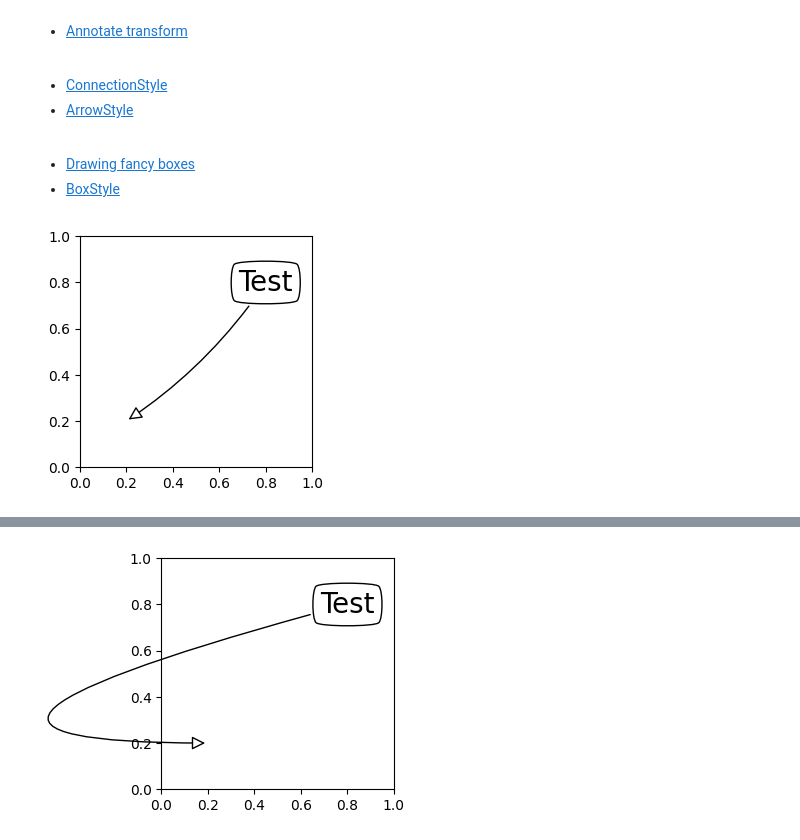
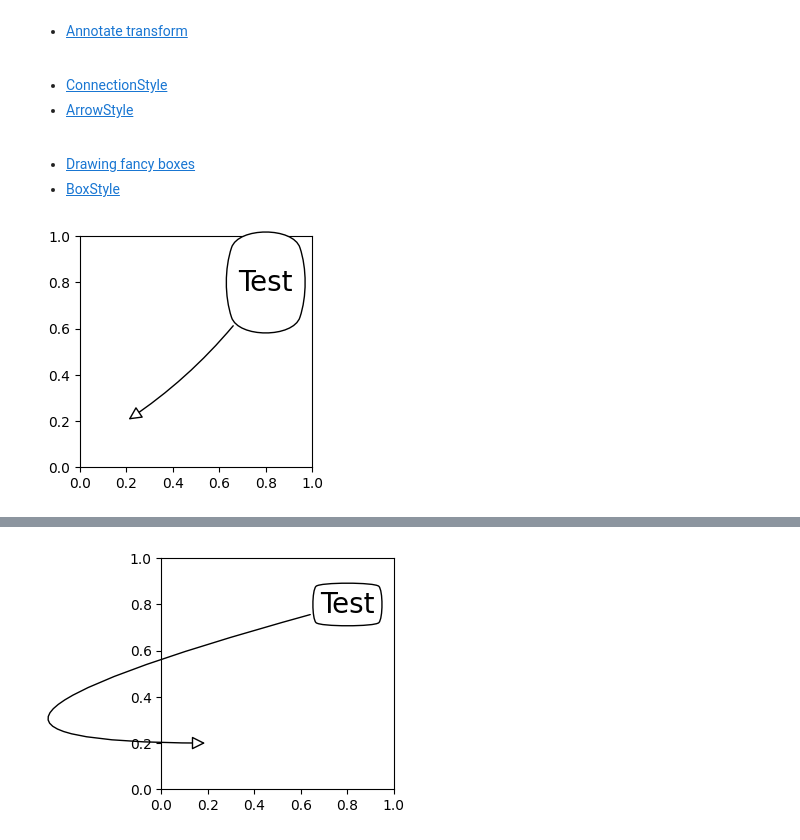
Before and after one commit to AriBarrosFilho/Aprendendo_Python, a Jupyter notebook: teste.ipynb, the cells around one changed output, grey strips where cells are left out. Drawn from its saved outputs; the diff is of its cells as text; code cells hidden in the pictures.

```diff
--- a/teste.ipynb
+++ b/teste.ipynb
@@ -405,13 +259,13 @@ ___
 # %%
 fig, ax = plt.subplots(figsize=(3, 3))
 
 ann = ax.annotate("Test",
-                  xy=(0.2, 0.2), xycoords='data',
-                  xytext=(0.8, 0.8), textcoords='data',
-                  size=20, va="center", ha="center",
-                  bbox=dict(boxstyle="round4", fc="w"),
-                  arrowprops=dict(arrowstyle="-|>",
-                                  connectionstyle="arc3,rad=-0.1",
-                                  fc="w"))
+                xy=(0.2, 0.2), xycoords='data',
+                xytext=(0.8, 0.8), textcoords='data',
+                size=20, va="center", ha="center",
+                bbox=dict(boxstyle= "Round4, pad = 0.5", mutation_aspect=3, fc="w"),
+                arrowprops=dict(arrowstyle="-|>",
+                                connectionstyle="arc3,rad=-0.1",
+                                fc="w"))
 # %% [output]
-[figure, old version]
+[figure, new version]
```
Also changed, not shown: parts of 13 cells of this notebook, 12 other files.
